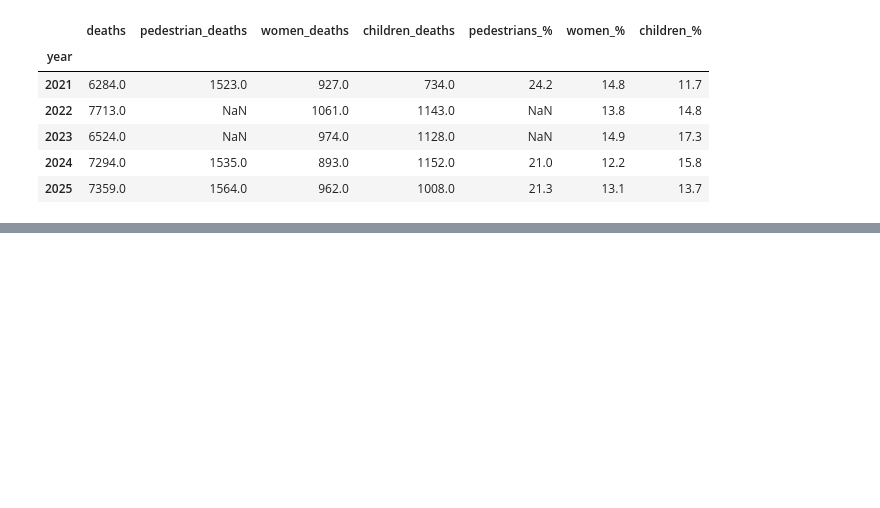
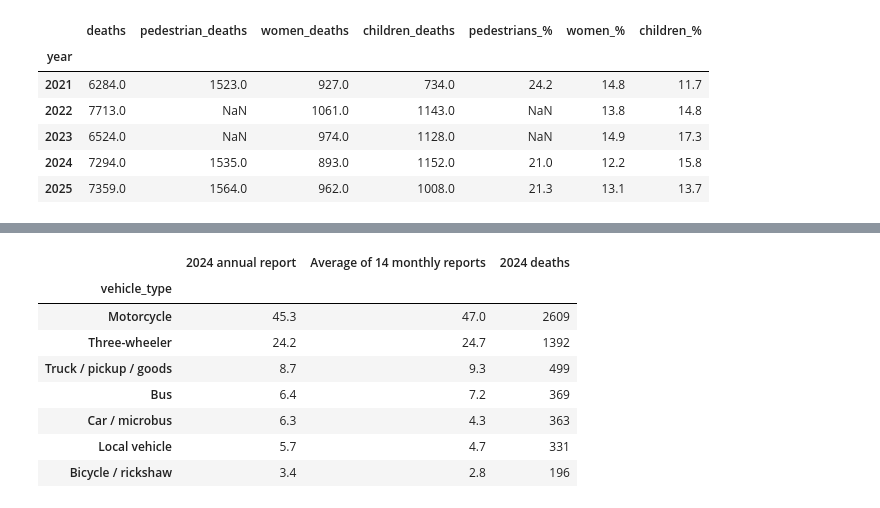
Before and after one commit to MehrazRumman/BD-Road-Accident, a Jupyter notebook: notebooks/02_analysis.ipynb, the cells around one changed output, grey strips where cells are left out. Drawn from its saved outputs; the diff is of its cells as text; code cells hidden in the pictures; blank space fills up the shorter version.

```diff
--- a/notebooks/02_analysis.ipynb
+++ b/notebooks/02_analysis.ipynb
@@ -150,0 +188,28 @@ victims.join(shares)
+# %%
+cats = ["Motorcycle", "Three-wheeler", "Truck / pickup / goods", "Bus", "Car / microbus", "Local vehicle", "Bicycle / rickshaw"]
+
+v_month = vehicle[vehicle["period_type"] == "month"]
+full_months = v_month.groupby(["year", "month"])["vehicle_type"].nunique().loc[lambda s: s == 7].index
+v_full = v_month.set_index(["year", "month"]).loc[full_months].reset_index()
+
+monthly_share = (
+    v_full.pivot_table(index=["year", "month"], columns="vehicle_type", values="deaths")
+    .pipe(lambda d: 100 * d.div(d.sum(axis=1), axis=0))
+    .mean()
+)
+annual_2024 = vehicle[(vehicle["period_type"] == "year") & (vehicle["year"] == 2024)].set_index("vehicle_type")["deaths"]
+share_2024 = 100 * annual_2024 / annual_2024.sum()
+
+mix = pd.DataFrame({"2024 annual report": share_2024, f"Average of {len(full_months)} monthly reports": monthly_share}).loc[cats].round(1)
+mix["2024 deaths"] = annual_2024.loc[cats].astype(int)
+mix
+# %% [output]
+|  | 2024 annual report | Average of 14 monthly reports | 2024 deaths |
+| vehicle_type |  |  |  |
+| Motorcycle | 45.3 | 47.0 | 2609 |
+| Three-wheeler | 24.2 | 24.7 | 1392 |
+| Truck / pickup / goods | 8.7 | 9.3 | 499 |
+| Bus | 6.4 | 7.2 | 369 |
+| Car / microbus | 6.3 | 4.3 | 363 |
+| Local vehicle | 5.7 | 4.7 | 331 |
+| Bicycle / rickshaw | 3.4 | 2.8 | 196 |
```
Also changed, not shown: parts of 6 cells of this notebook, 3 other files.
